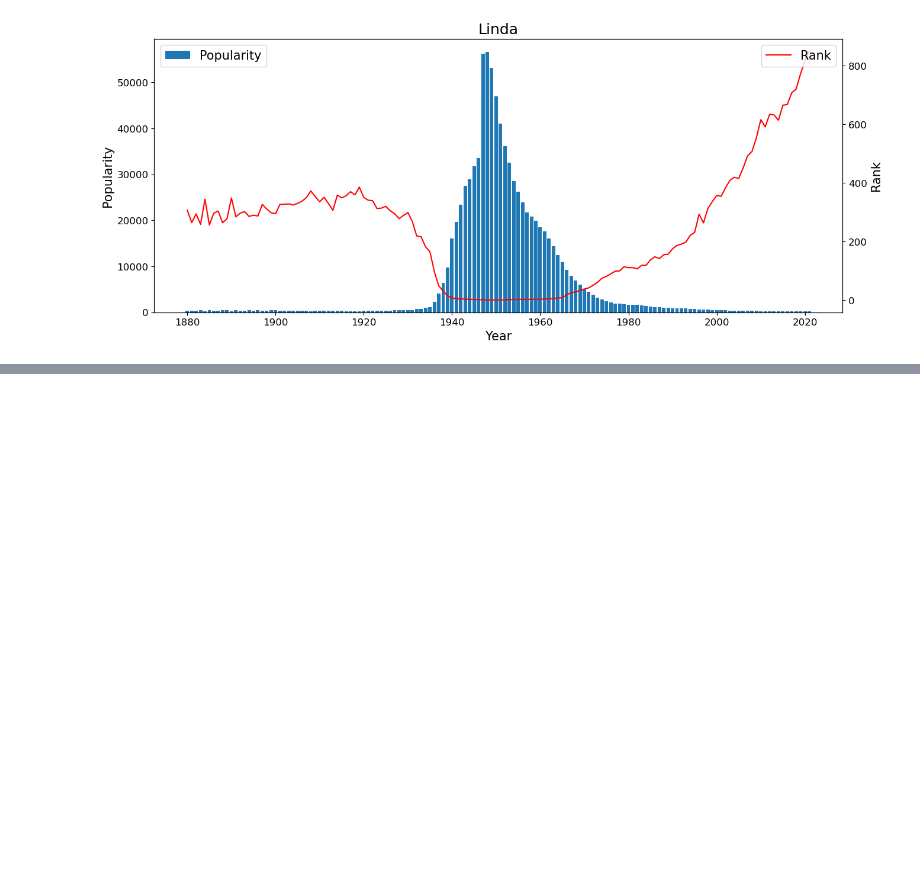
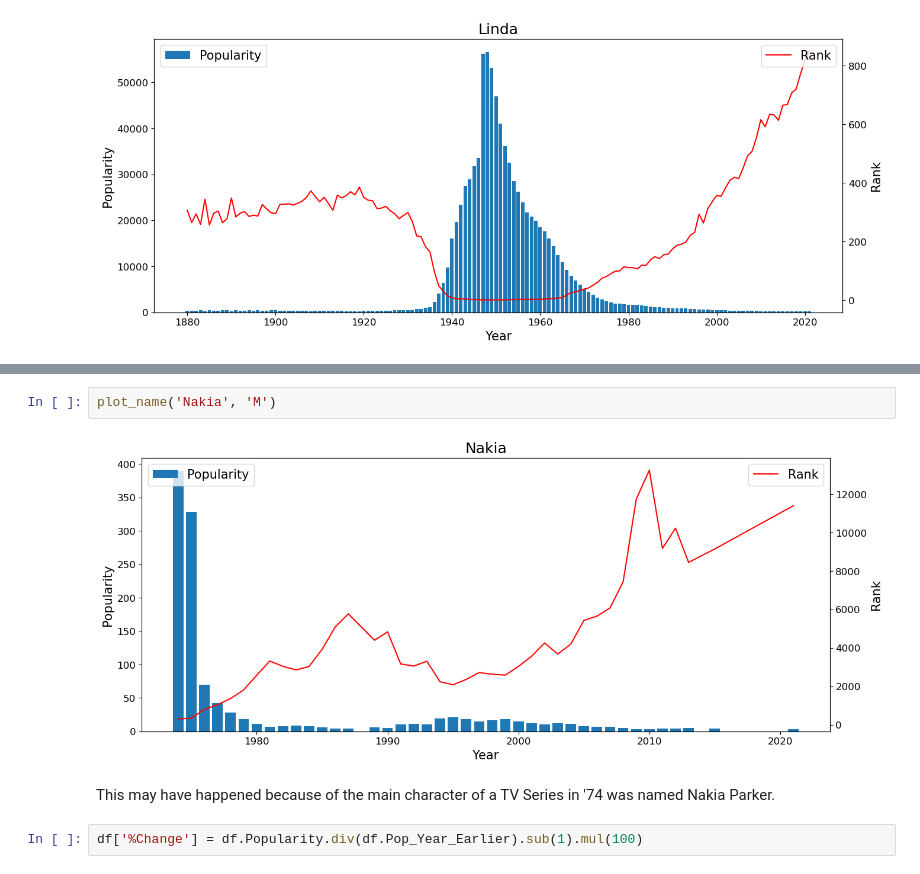
Before and after one commit to RochaErik/X-US-Baby-Names, a Jupyter notebook: EDA.ipynb, the cells around one changed output, grey strips where cells are left out. Saved outputs shown, nothing was run; the diff lists cells and outputs as text; blank space fills up the shorter version.

```diff
--- a/EDA.ipynb
+++ b/EDA.ipynb
@@ -694,0 +715,8 @@ plot_name('Linda', 'F')
+# %%
+plot_name('Nakia', 'M')
+# %% [output]
+[figure, added]
+# %% [markdown]
+This may have happened because of the main character of a TV Series in '74 was named Nakia Parker.
+# %%
+df['%Change'] = df.Popularity.div(df.Pop_Year_Earlier).sub(1).mul(100)
```
Also changed, not shown: parts of 13 cells of this notebook.
